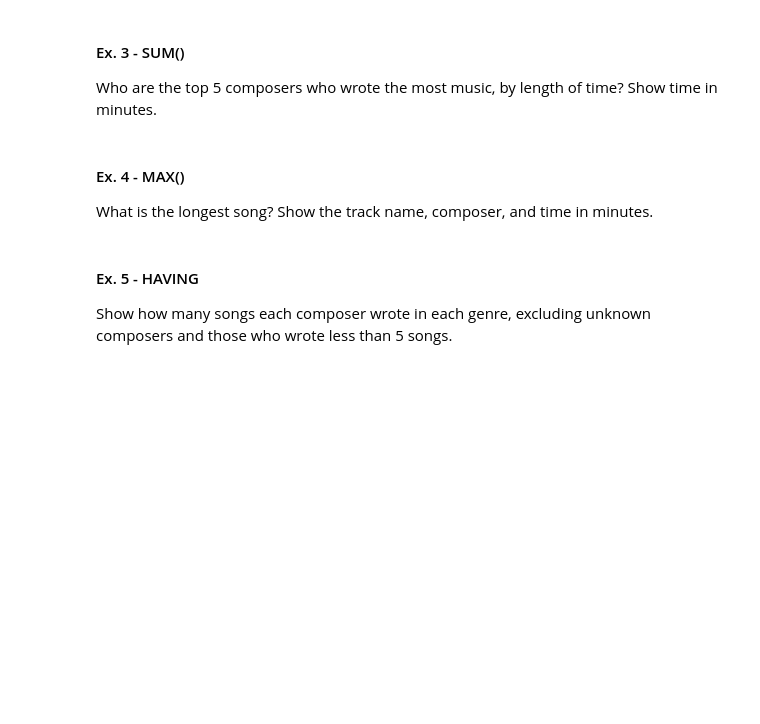
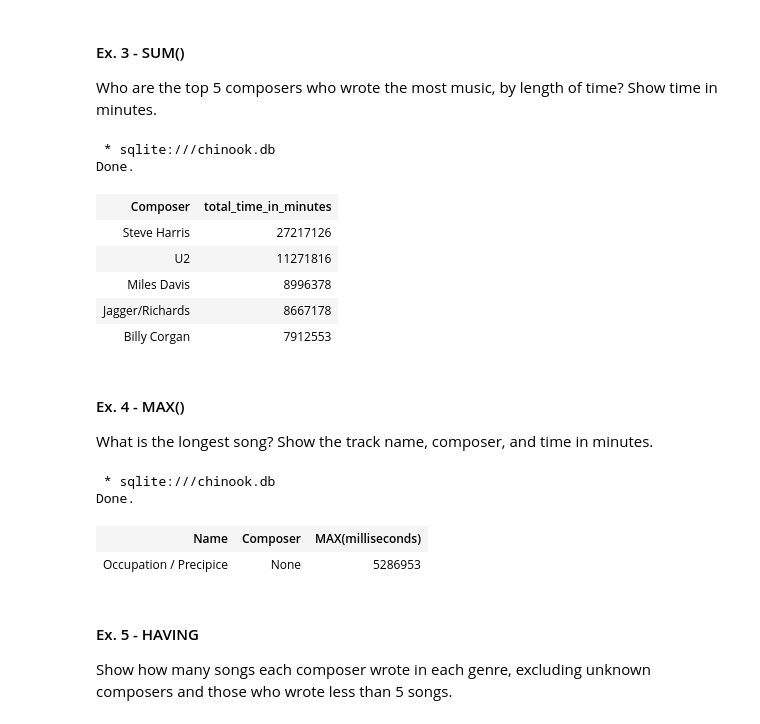
Before and after one commit to dixita9/CSC330-Introduction-to-SQL-T6, a Jupyter notebook: Intro_to_SQL_2.ipynb, the cells around one changed output. Cells and saved outputs as stored; diff of their text form; code cells hidden in the pictures; blank space fills up the shorter version.

```diff
--- a/Intro_to_SQL_2.ipynb
+++ b/Intro_to_SQL_2.ipynb
@@ -92,12 +92,30 @@ Who are the top 5 composers who wrote the most music, by length of time? Show ti
 # %%
 %%sql
 -- Write Your Query here
+SELECT composer, SUM(milliseconds) AS total_time_in_minutes FROM tracks WHERE composer != 'NONE'
+GROUP BY composer ORDER BY total_time_in_minutes DESC
+LIMIT 5;
+# %% [output]
+ * sqlite:///chinook.db
+Done.
+| Composer | total_time_in_minutes |
+| Steve Harris | 27217126 |
+| U2 | 11271816 |
+| Miles Davis | 8996378 |
+| Jagger/Richards | 8667178 |
+| Billy Corgan | 7912553 |
 # %% [markdown]
 #### Ex. 4 - MAX()
 What is the longest song? Show the track name, composer, and time in minutes.
 # %%
 %%sql
 -- Write Your Query here
+SELECT name, composer, MAX(milliseconds) FROM tracks
+# %% [output]
+ * sqlite:///chinook.db
+Done.
+| Name | Composer | MAX(milliseconds) |
+| Occupation / Precipice | None | 5286953 |
 # %% [markdown]
 #### Ex. 5 - HAVING
 Show how many songs each composer wrote in each genre, excluding unknown composers and those who wrote less than 5 songs.
```
Also changed, not shown: parts of 2 cells of this notebook.
